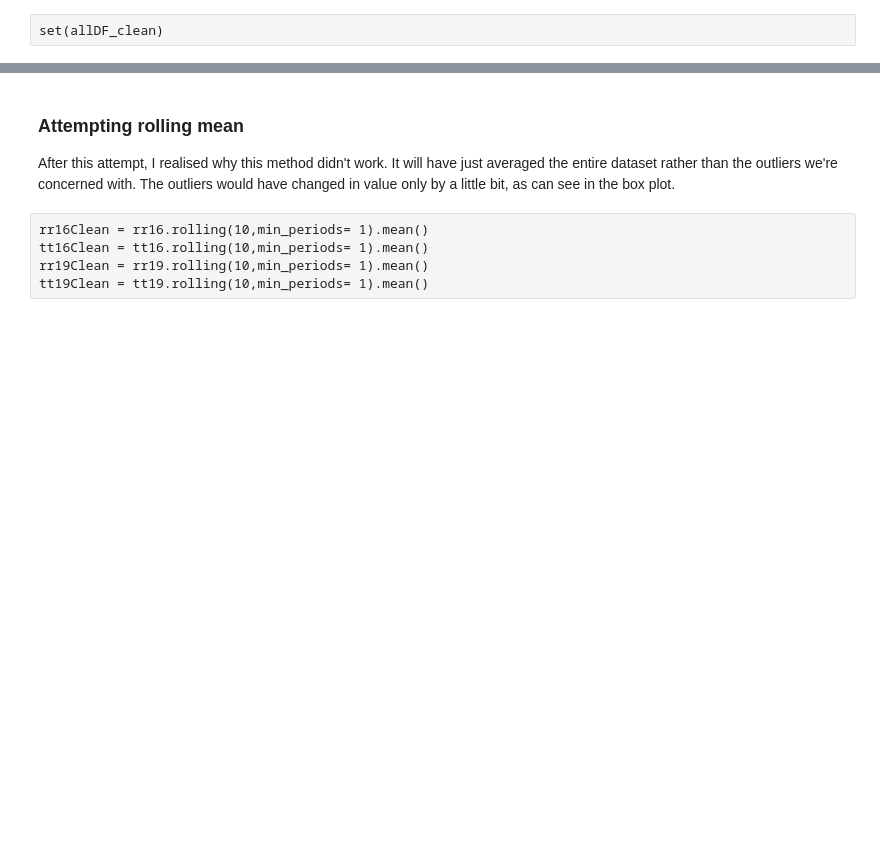
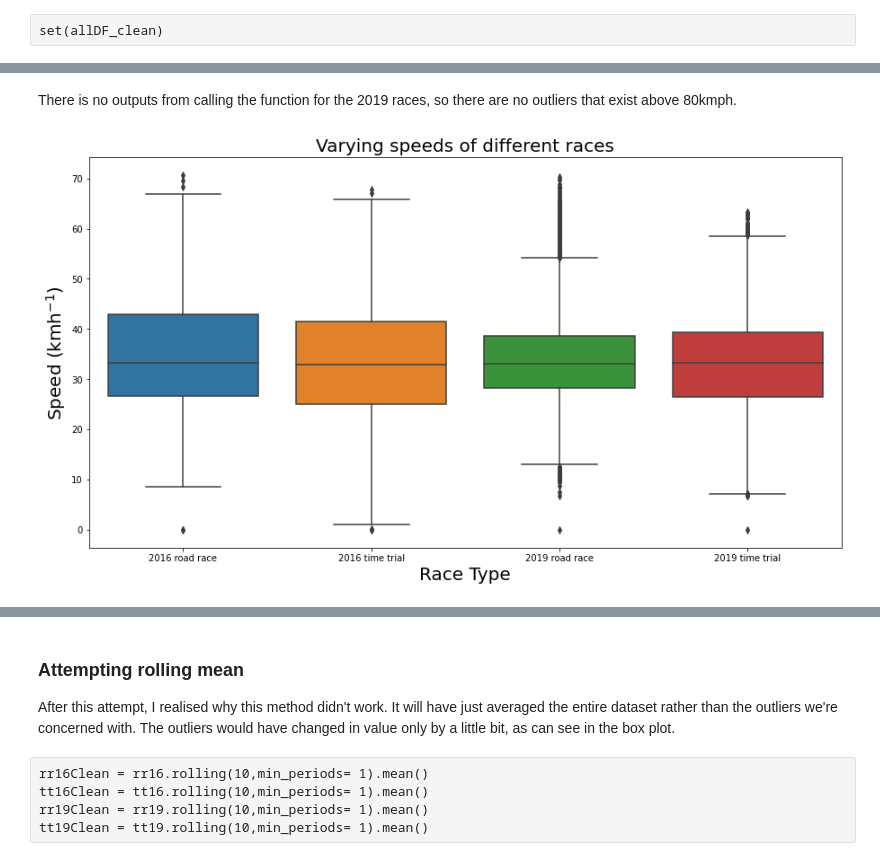
Before and after one commit to MQCOMP2200-S2-2021/Data-Science-Labs, a Jupyter notebook: Portfolio 1.ipynb, the cells around one changed output, grey strips where cells are left out. Saved outputs shown, nothing was run; the diff lists cells and outputs as text; code cells hidden in the pictures; blank space fills up the shorter version.

```diff
--- a/Portfolio 1.ipynb
+++ b/Portfolio 1.ipynb
@@ -512,0 +653,2 @@ What if we try to remove outliers in speed with the rolling mean function? we sh
+# %%
+tt16_clean = cleanFn(tt16_reset)
@@ -512,0 +666,21 @@ What if we try to remove outliers in speed with the rolling mean function? we sh
+# %%
+rr19_clean = cleanFn(rr19_reset)
+# %%
+tt19_clean = cleanFn(tt19_reset)
+# %% [markdown]
+There is no outputs from calling the function for the 2019 races, so there are no outliers that exist above 80kmph.
+# %%
+allDf_clean = rr16_clean.append([tt16_clean, rr19_clean, tt19_clean])
+# %%
+# plotting again
+
+plt.figure(figsize=(15,8))
+
+ax = sns.boxplot(x='race type', y='speed', data= allDf_clean)
+ax.set_xlabel('Race Type', fontsize=20)
+ax.set_ylabel('Speed (kmh$^{-1}$)', fontsize=20)
+ax.set_title('Varying speeds of different races', fontsize= 20)
+
+plt.show()
+# %% [output]
+[figure, added]
```
Also changed, not shown: parts of 144 cells of this notebook.
